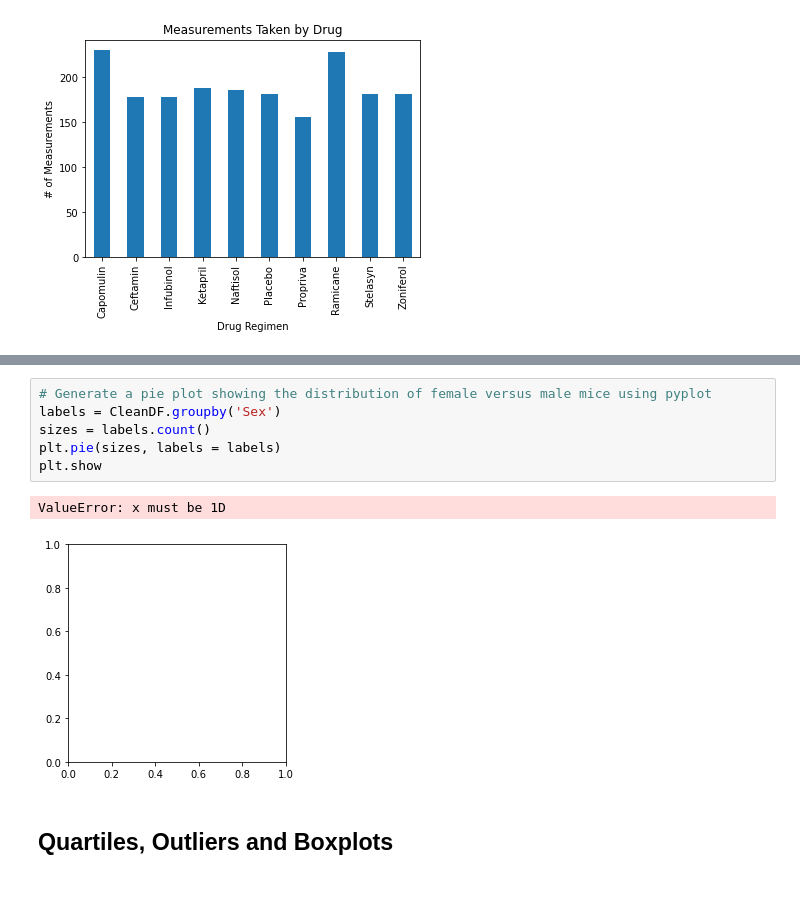
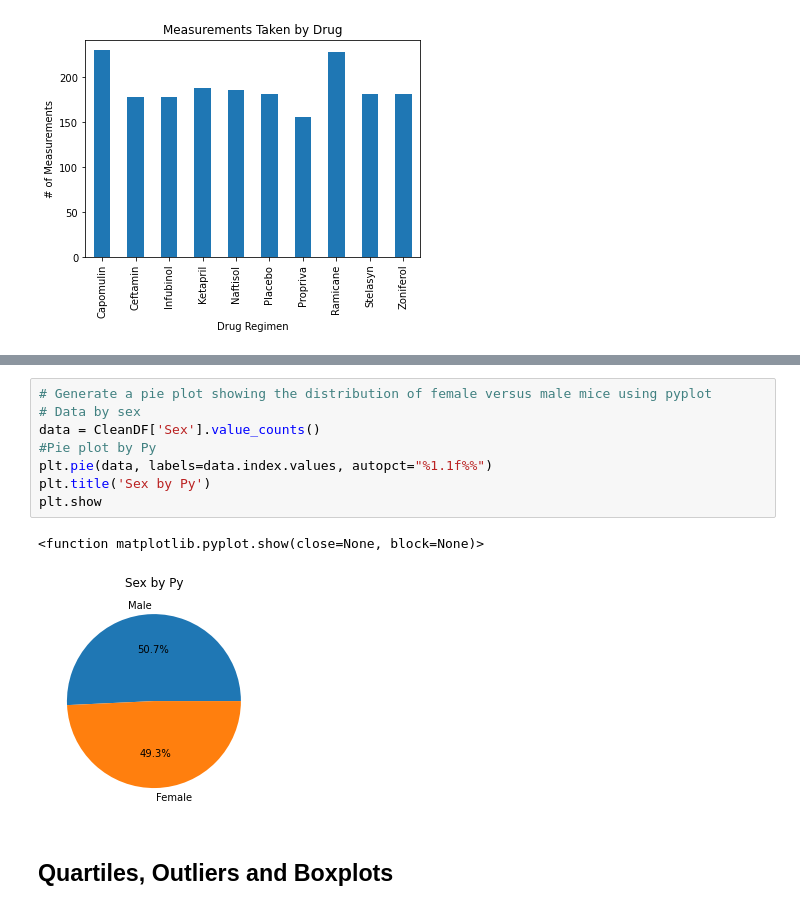
Before and after one commit to HollyHeredia/MatPlotLib-Challenge, a Jupyter notebook: pymaceuticals_starter.ipynb, the cells around one changed output, grey strips where cells are left out. Saved outputs shown, nothing was run; the diff lists cells and outputs as text.

```diff
--- a/pymaceuticals_starter.ipynb
+++ b/pymaceuticals_starter.ipynb
@@ -165,12 +179,14 @@ plt.show()
 # %%
 # Generate a pie plot showing the distribution of female versus male mice using pyplot
-labels = CleanDF.groupby('Sex')
-sizes = labels.count()
-plt.pie(sizes, labels = labels)
+# Data by sex
+data = CleanDF['Sex'].value_counts()
+#Pie plot by Py
+plt.pie(data, labels=data.index.values, autopct="%1.1f%%")
+plt.title('Sex by Py')
 plt.show
 # %% [output]
-ValueError: x must be 1D
+<function matplotlib.pyplot.show(close=None, block=None)>
-[figure, old version]
+[figure, new version]
 # %% [markdown]
 ## Quartiles, Outliers and Boxplots
 # %%
```
Also changed, not shown: parts of 13 cells of this notebook.
